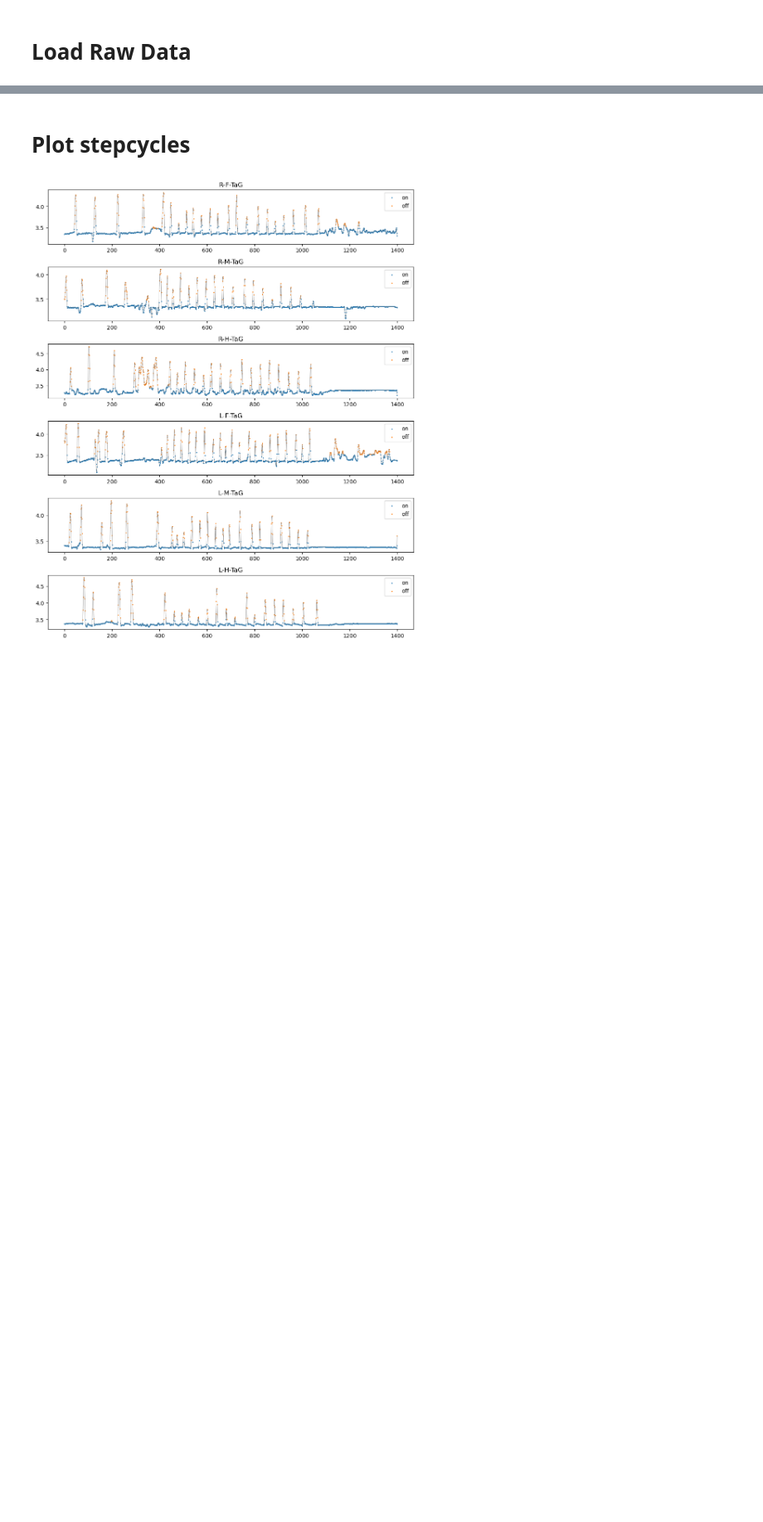
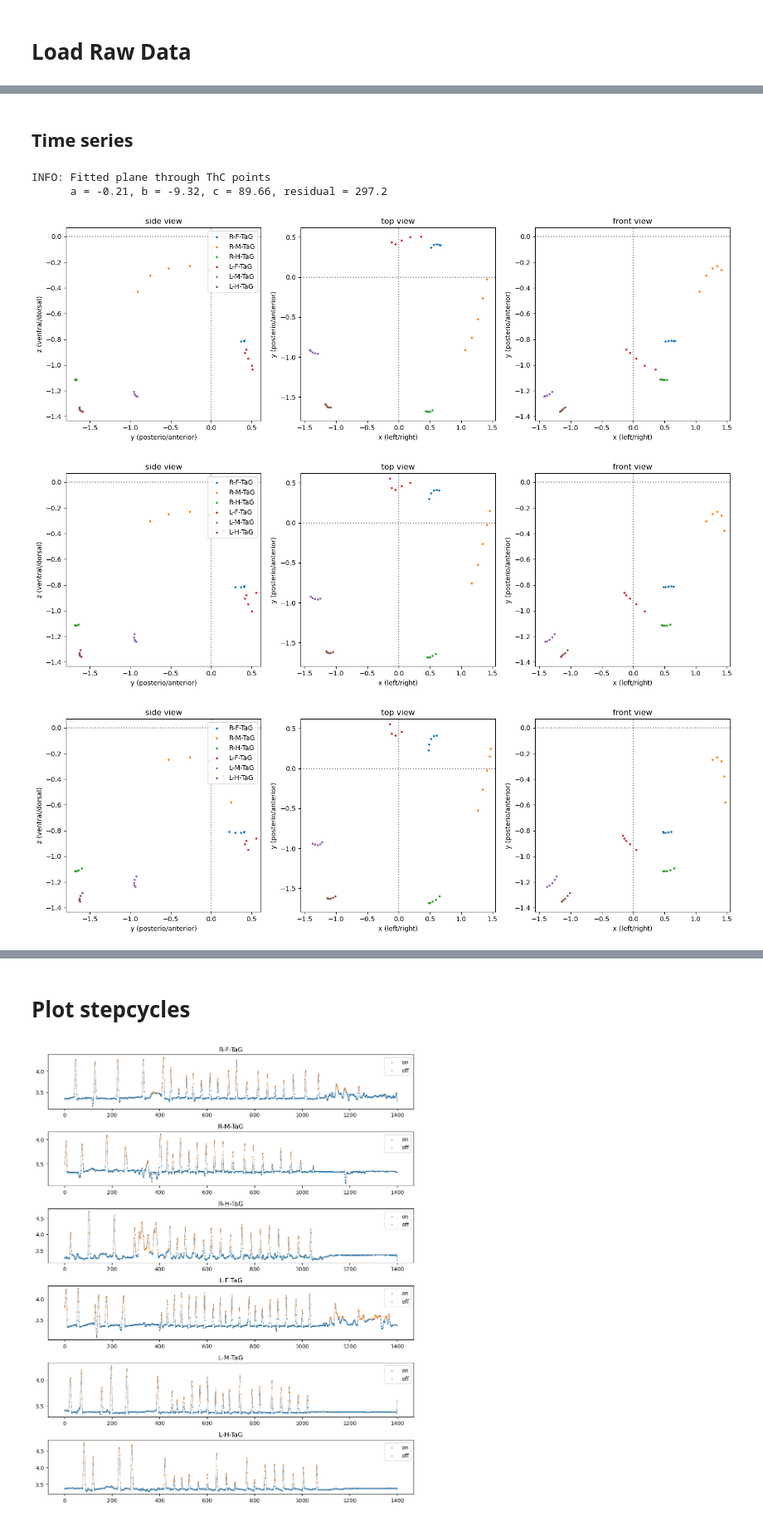
Before and after one commit to bidaye-lab/kinematics_analysis, a Jupyter notebook: data_visualization.ipynb, the cells around one changed output, grey strips where cells are left out. Shown at 83% size. Cells and saved outputs as stored; diff of their text form; code cells hidden in the pictures; blank space fills up the shorter version.

```diff
--- a/data_visualization.ipynb
+++ b/data_visualization.ipynb
@@ -20,0 +279,15 @@ l_ball_c = [
+# %% [markdown]
+## Time series
+# %%
+df = data['P9LT'].groupby('flynum').get_group(1)
+df = transform_to_flycentric(df)
+df = filter_stim(df)
+lims = plot_coord_system(df.iloc[:5, :], joints=['TaG'], marker='o', return_lims=True)
+for i in range(10):
+    plot_coord_system(df.iloc[i:i+5, :], joints=['TaG'], marker='o', return_lims=False, lims=lims, swing=False)
+# %% [output]
+INFO: Fitted plane through ThC points
+      a = -0.21, b = -9.32, c = 89.66, residual = 297.2
+[figure, added]
+[figure, added]
+[figure, added]
```
Also changed, not shown: parts of 51 cells of this notebook.
